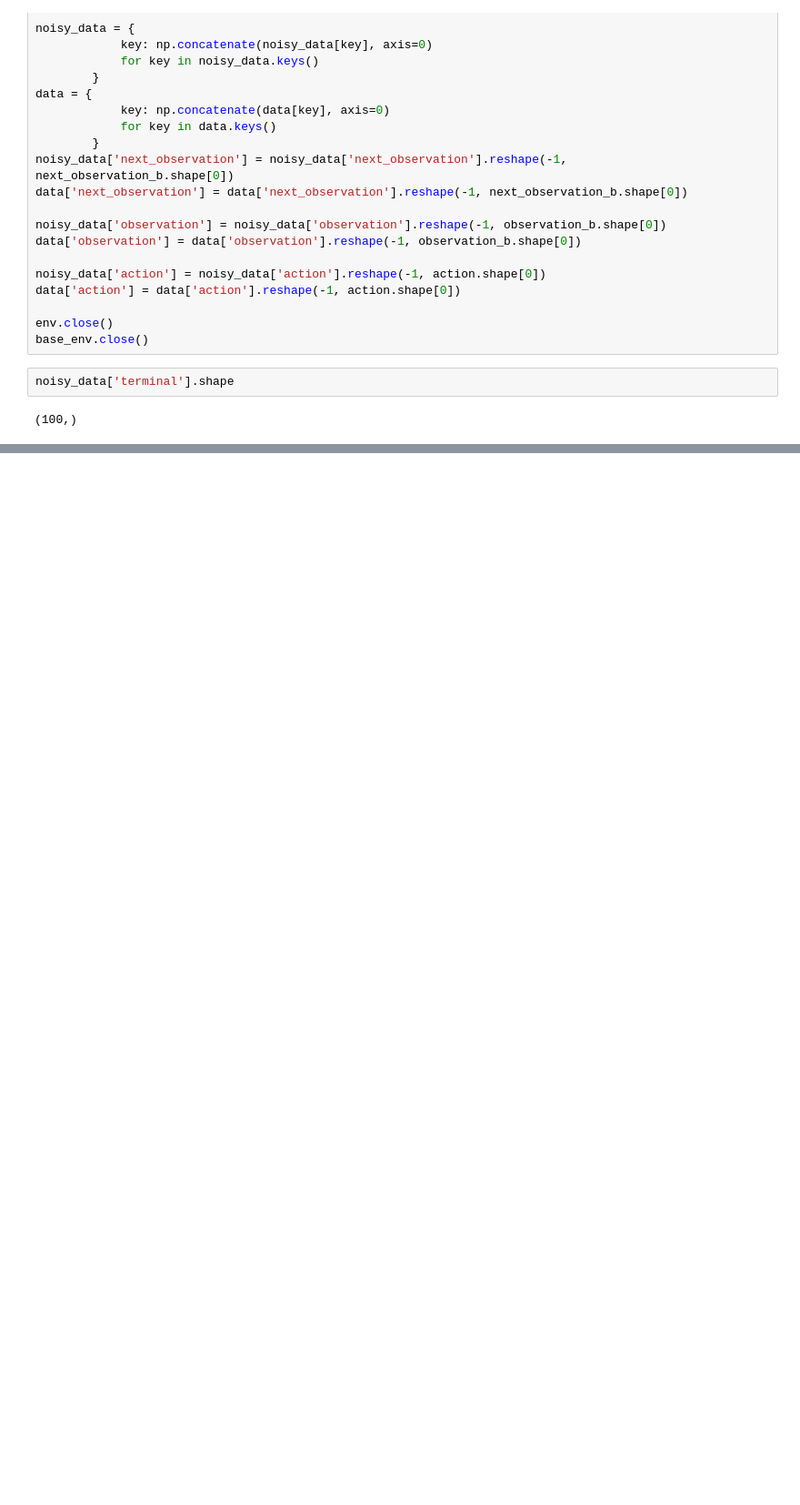
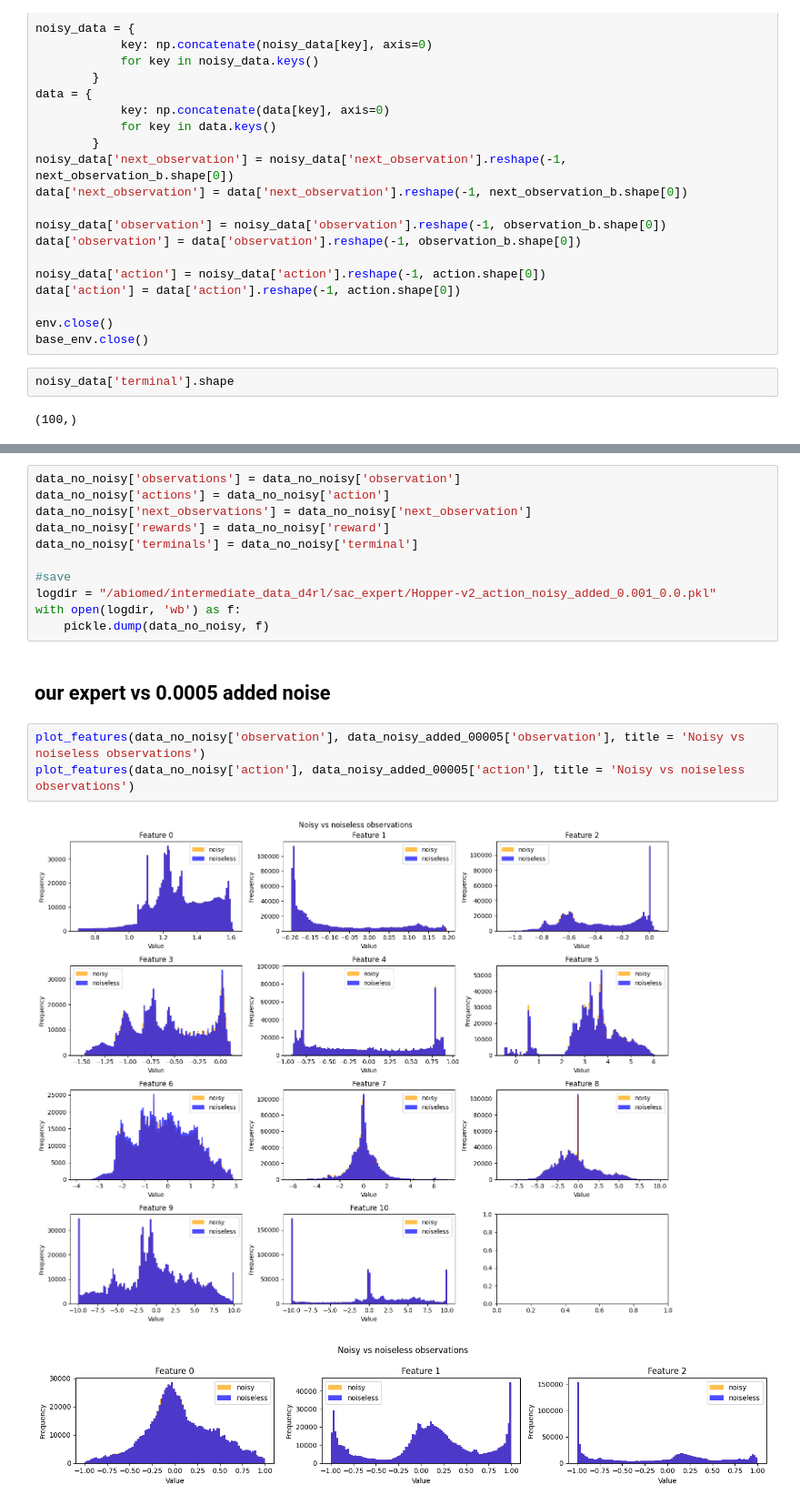
Before and after one commit to aysintumay/noisy_mujoco, a Jupyter notebook: notebooks/noise_exploration.ipynb, the cells around one changed output, grey strips where cells are left out. Shown at 91% size. Saved outputs shown, nothing was run; the diff lists cells and outputs as text; blank space fills up the shorter version.

```diff
--- a/notebooks/noise_exploration.ipynb
+++ b/notebooks/noise_exploration.ipynb
@@ -208,0 +254,19 @@ plot_features(noisy_data['action'], data['action'], title = 'Noisy vs noiseless
+# %%
+data_no_noisy['observations'] = data_no_noisy['observation']
+data_no_noisy['actions'] = data_no_noisy['action']
+data_no_noisy['next_observations'] = data_no_noisy['next_observation']
+data_no_noisy['rewards'] = data_no_noisy['reward']
+data_no_noisy['terminals'] = data_no_noisy['terminal']
+
+#save
+logdir = "/abiomed/intermediate_data_d4rl/sac_expert/Hopper-v2_action_noisy_added_0.001_0.0.pkl"
+with open(logdir, 'wb') as f:
+    pickle.dump(data_no_noisy, f)
+# %% [markdown]
+##  our expert vs 0.0005 added noise
+# %%
+plot_features(data_no_noisy['observation'], data_noisy_added_00005['observation'], title = 'Noisy vs noiseless observations')
+plot_features(data_no_noisy['action'], data_noisy_added_00005['action'], title = 'Noisy vs noiseless observations')
+# %% [output]
+[figure, added]
+[figure, added]
```
Also changed, not shown: parts of 57 cells of this notebook, 5 other files.
